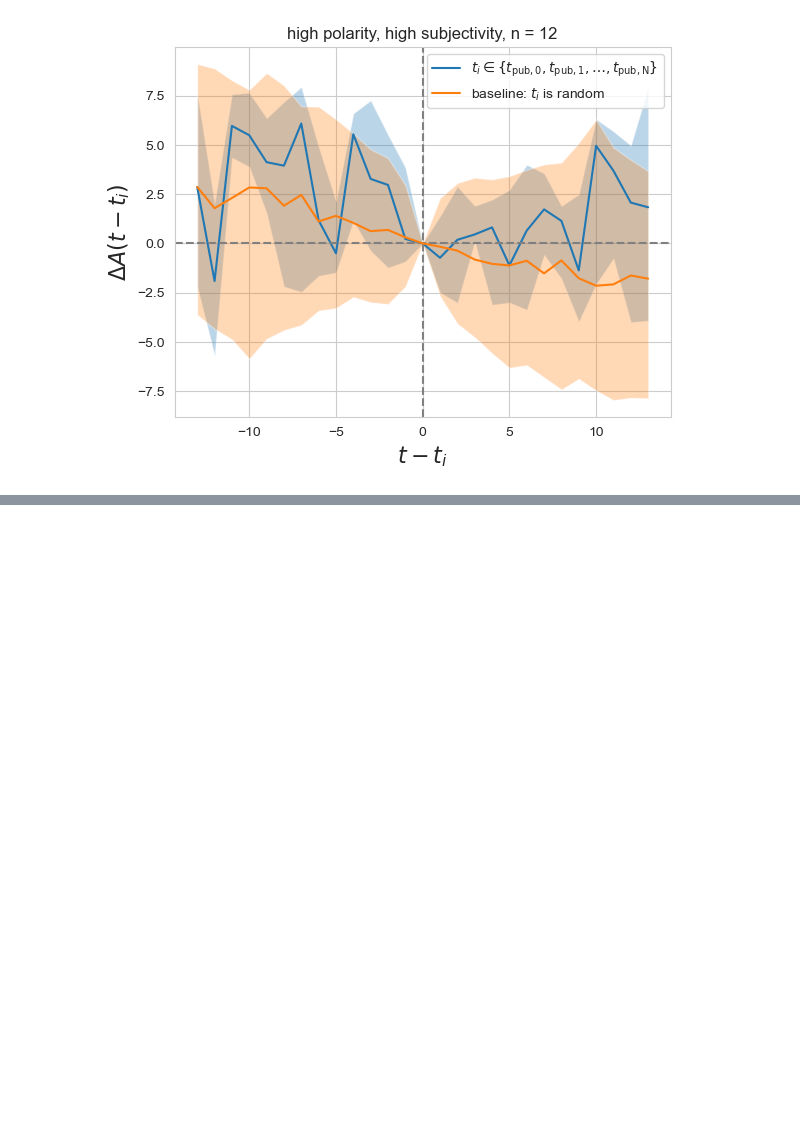
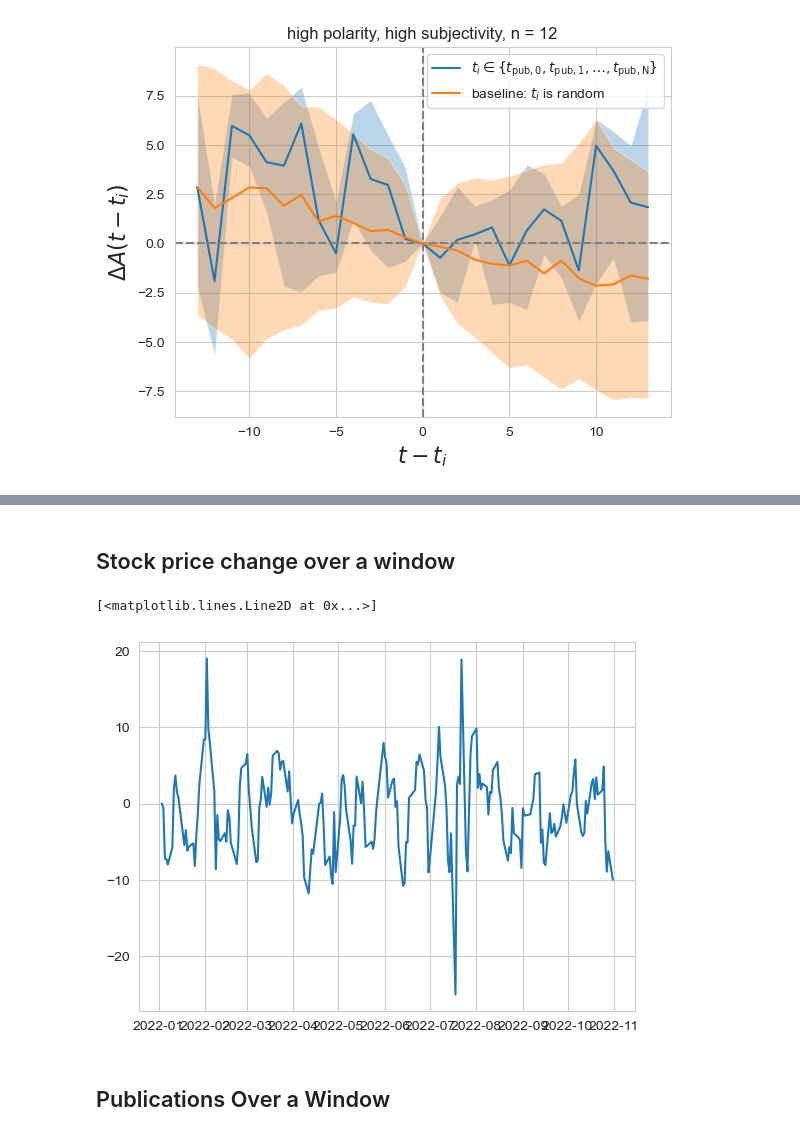
Before and after one commit to zhafen/markets-and-the-media, a Jupyter notebook: exploratory_data_analysis/visualize.ipynb, the cells around one changed output, grey strips where cells are left out. Drawn from its saved outputs; the diff is of its cells as text; code cells hidden in the pictures; blank space fills up the shorter version.

```diff
--- a/exploratory_data_analysis/visualize.ipynb
+++ b/exploratory_data_analysis/visualize.ipynb
@@ -21,10 +21,12 @@ pm = dict(
     word_count_threshold = 1,
 
     ## Analysis choices
-    # Offset relative to publication for summary
-    h = 4,
+    # Offset in days relative to publication
+    h = 7,
     # Same but for visualization
     h_max = 14,
+    # Window past a change in markets within which we count number of publications
+    h_pub = 7,
     # For normalizing the close
     n_random_times = 1000,
     # Polarity and subjectivity groupings
@@ -916,0 +925,2 @@ for group_key in stacked_combined.groups.keys():
+# %%
+market = markets_data.set_index( 'Date' )
@@ -916,0 +931,18 @@ for group_key in stacked_combined.groups.keys():
+# %% [markdown]
+## Stock price change over a window
+# %%
+markets_roll = market.rolling( pd.Timedelta( h, 'days' ) )
+market['Delta_AdjClose'] = markets_roll['AdjClose'].apply( lambda window: window[-1] - window[0], )
+# %%
+fig = plt.figure()
+ax = plt.gca()
+
+ax.plot(
+    market.index,
+    market['Delta_AdjClose'],
+)
+# %% [output]
+[<matplotlib.lines.Line2D at 0x...>]
+[figure, added]
+# %% [markdown]
+## Publications Over a Window
```
Also changed, not shown: parts of 12 cells of this notebook.
